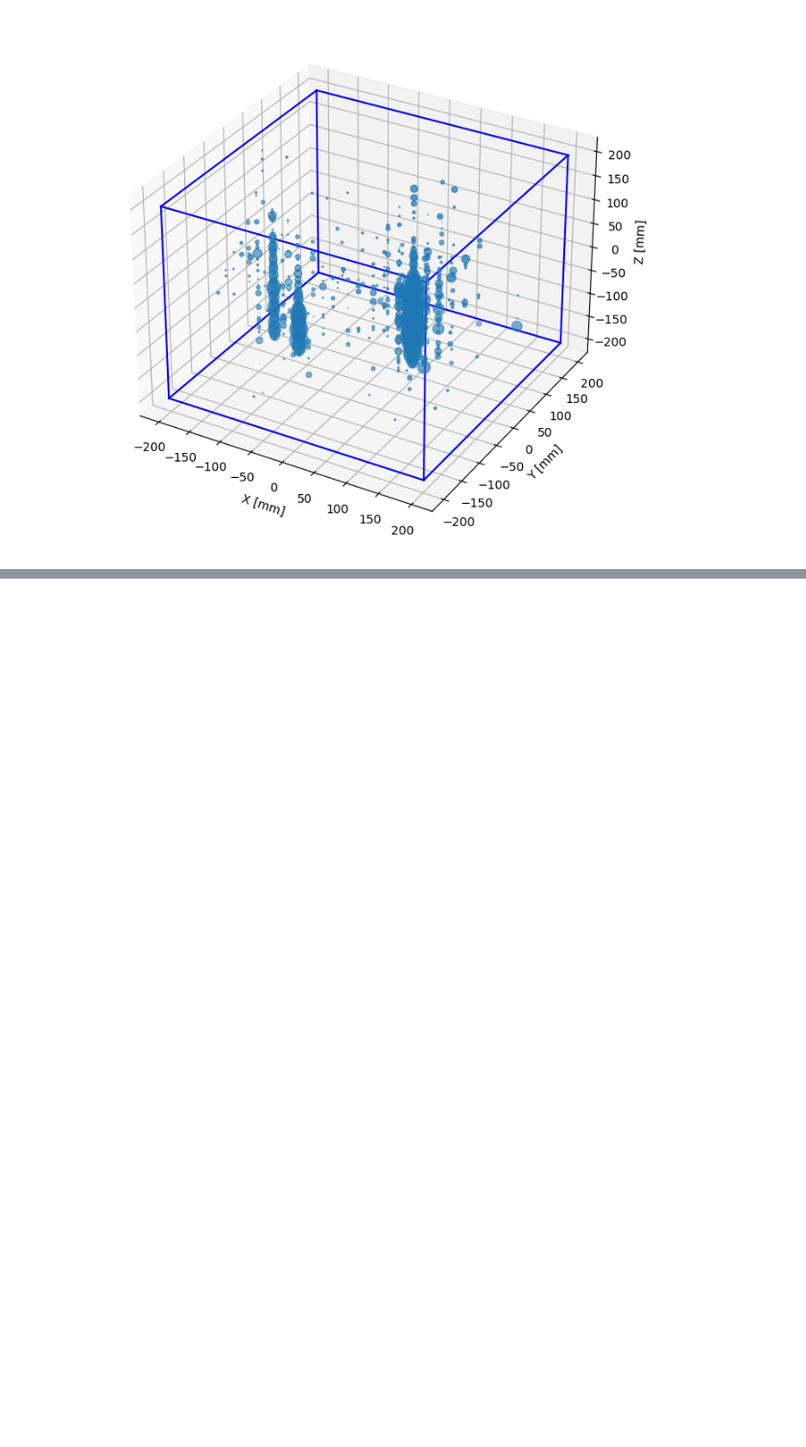
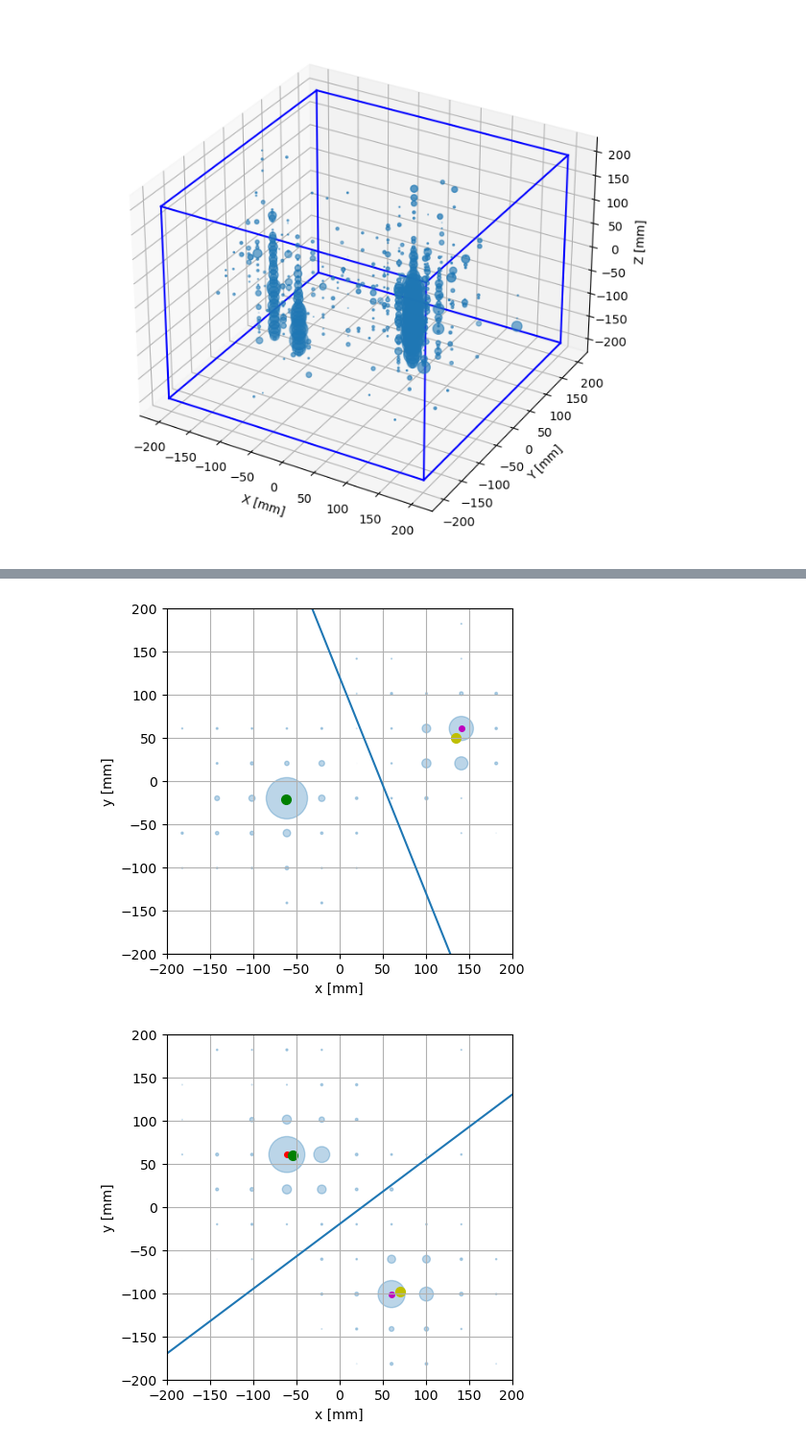
Before and after one commit to dachengx/Calorimeter, a Jupyter notebook: Energy.ipynb, the cells around one changed output, grey strips where cells are left out. Shown at 96% size. Drawn from its saved outputs; the diff is of its cells as text; code cells hidden in the pictures; blank space fills up the shorter version.

Commit message:
Implement pion energy reconstruction

```diff
--- a/Energy.ipynb
+++ b/Energy.ipynb
@@ -319,0 +344,74 @@ truthexypi0 = np.vstack([truthpi0[e].array(library='np') for e in tqdm(truthpi0.
+# %%
+k_list = np.full(deposit2dpi0.shape[1], np.nan)
+b_list = np.full(deposit2dpi0.shape[1], np.nan)
+energy_list = np.full((deposit2dpi0.shape[1], 2), np.nan)
+xy_list = np.full((deposit2dpi0.shape[1], 4), np.nan)
+
+for i in tqdm(range(deposit2dpi0.shape[1])):
+    mainarg = deposit2dpi0[:, i].argmax()
+    j = 2
+    if deposit2dpi0[:, i].sum() < 1:
+        continue
+    while np.sqrt((position2dpi0[0, :100][mainarg] - position2dpi0[0, :100][deposit2dpi0[:, i].argsort()[-j]]) ** 2 +
+                  (position2dpi0[1, :100][mainarg] - position2dpi0[1, :100][deposit2dpi0[:, i].argsort()[-j]]) ** 2) < 130:
+        j += 1
+    altarg = deposit2dpi0[:, i].argsort()[-j]
+    if deposit2dpi0[:, i][altarg] / (deposit2dpi0[:, i][mainarg] + deposit2dpi0[:, i][altarg]) < 0.05:
+        continue
+    x1 = position2dpi0[0, :100][mainarg]
+    y1 = position2dpi0[1, :100][mainarg]
+    x2 = position2dpi0[0, :100][altarg]
+    y2 = position2dpi0[1, :100][altarg]
+    k0 = -(x1 - x2) / (y1 - y2 + 1e-8)
+    b0 = -((k0 * x1 - y1) + (k0 * x2 - y2)) / 2
+    # m = Minuit(partial(loss, position=position2dpi0[:, :100], deposit=np.full(len(deposit2dpi0[:, i]), 1)), k=k0, b=b0, name=('k', 'b'))
+    # m.errordef = Minuit.LIKELIHOOD
+    # m.migrad()
+    # m.migrad()
+    # m.migrad()
+    # m.hesse()
+    # k_list[i] = m.values[0]
+    # b_list[i] = m.values[1]
+    k_list[i] = k0
+    b_list[i] = b0
+
+    vali00 = (position2dpi0[0, :100] * k_list[i] + b_list[i] - position2dpi0[1, :100] > 0)
+    if position2dpi0[0, mainarg] * k_list[i] + b_list[i] - position2dpi0[1, mainarg] < 0:
+        vali00 = ~vali00
+    vali10 = position2dpi0[0, :100] * k_list[i] + b_list[i] - position2dpi0[1, :100] < 0
+    if position2dpi0[0, altarg] * k_list[i] + b_list[i] - position2dpi0[1, altarg] > 0:
+        vali10 = ~vali10
+
+    vali01 = np.sqrt((position2dpi0[0, :100] - position2dpi0[0, :100][mainarg]) ** 2 +
+                     (position2dpi0[1, :100] - position2dpi0[1, :100][mainarg]) ** 2) < 100
+    vali11 = np.sqrt((position2dpi0[0, :100] - position2dpi0[0, :100][altarg]) ** 2 +
+                     (position2dpi0[1, :100] - position2dpi0[1, :100][altarg]) ** 2) < 100
+    vali0 = vali00 & vali01
+    vali1 = vali10 & vali11
+
+    energy_list[i, 0] = deposit2dpi0[:, i][vali0].sum()
+    energy_list[i, 1] = deposit2dpi0[:, i][vali1].sum()
+    xy_list[i, :2] = np.matmul(position2dpi0[:, :100][:, vali0], deposit2dpi0[:, i][vali0]) / energy_list[i, 0]
+    xy_list[i, 2:] = np.matmul(position2dpi0[:, :100][:, vali1], deposit2dpi0[:, i][vali1]) / energy_list[i, 1]
+
+    if i % 500 == 0:
+        fig = plt.figure(figsize=(4, 4))
+        # fig.tight_layout()
+        gs = gridspec.GridSpec(1, 1, figure=fig, left=0.05, right=0.95, top=0.95, bottom=0.05, wspace=0.2, hspace=0.25)
+        ax = fig.add_subplot(gs[0, 0])
+        ax.grid()
+        ax.scatter(position2dpi0[0, :100], position2dpi0[1, :100], s=deposit2dpi0[:, i], alpha=0.3)
+        ax.scatter(x1, y1, s=16, color='r')
+        ax.scatter(x2, y2, s=16, color='m')
+        ax.scatter(xy_list[i, 0], xy_list[i, 1], s=49, color='g')
+        ax.scatter(xy_list[i, 2], xy_list[i, 3], s=49, color='y')
+        ax.plot(np.linspace(-200, 200, 101), k0 * np.linspace(-200, 200, 101) + b0)
+        ax.set_xlim(-200, 200)
+        ax.set_ylim(-200, 200)
+        ax.set_xlabel('x [mm]')
+        ax.set_ylabel('y [mm]')
+
+        plt.show()
+# %% [output]
+[figure, added]
+[figure, added]
```
Also changed, not shown: parts of 9 cells of this notebook.
